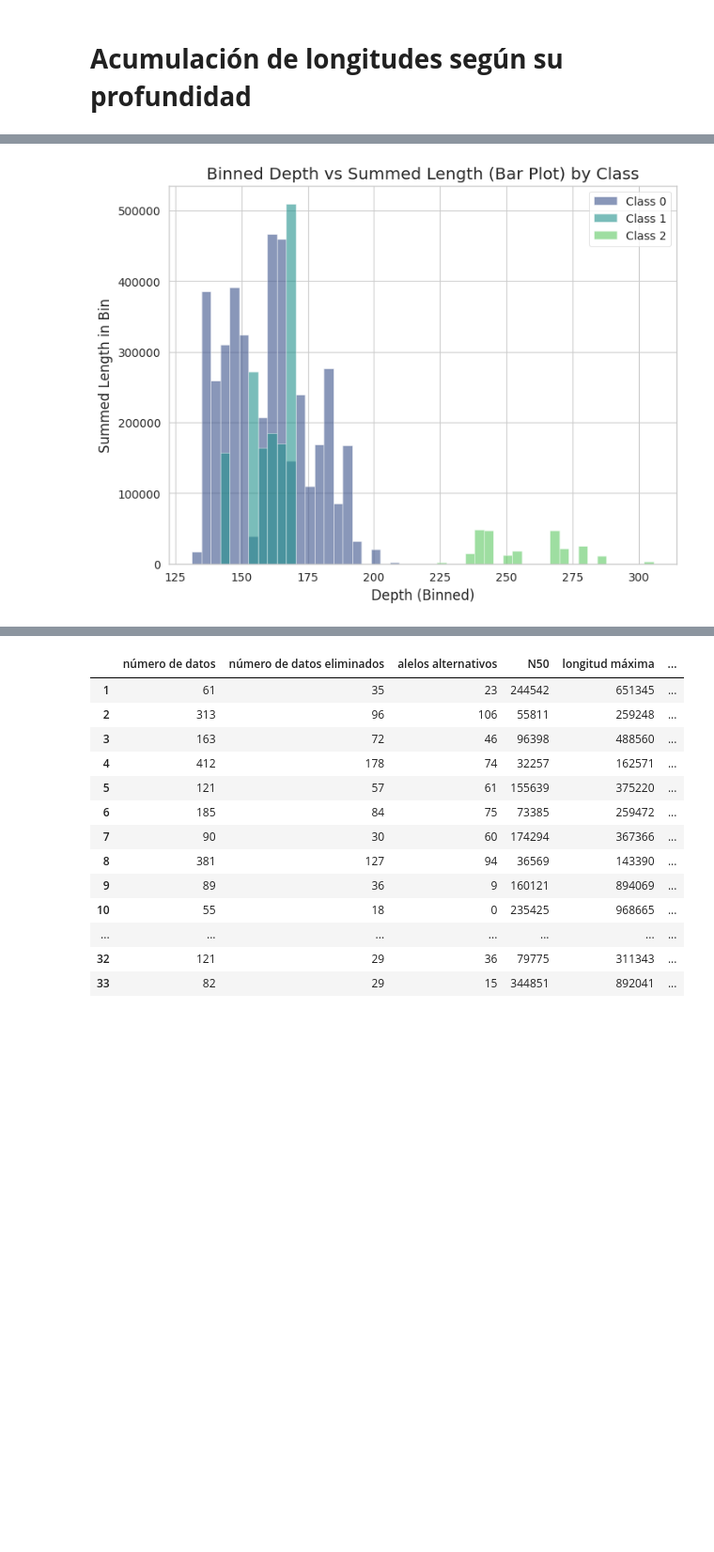
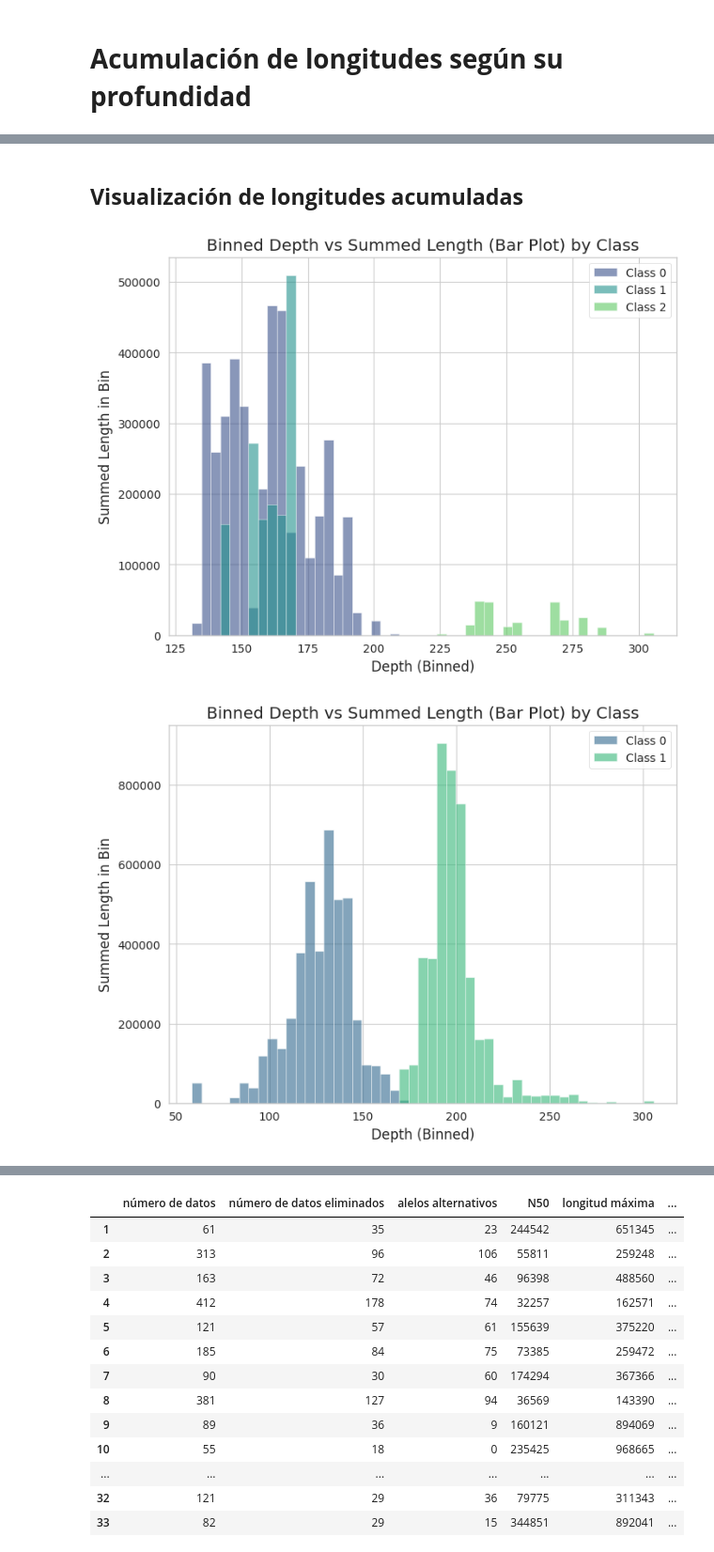
Before and after one commit to metaute73/Proyecto-Gen-mica-2024-2, a Jupyter notebook: Sprint 3 Clasificación/Avances_19_de_Febrero.ipynb, the cells around one changed output, grey strips where cells are left out. Shown: that part at 94% size. Drawn from its saved outputs; the diff is of its cells as text; code cells hidden in the pictures; blank space fills up the shorter version.

```diff
--- a/Sprint 3 Clasificación/Avances_19_de_Febrero.ipynb
+++ b/Sprint 3 Clasificación/Avances_19_de_Febrero.ipynb
@@ -225,7 +185,7 @@ def acumular_longitudes(df, bins):
   df['Depth_bin'] = pd.cut(df['Depth'], bins=depth_bins, labels=bin_centers)
 
   # Calcular el total de Length en cada bin de Depth
-  binned_data = df.groupby(['Depth_bin', 'gaussian'])['Length'].sum().reset_index()
+  binned_data = df.groupby(['Depth_bin', 'gaussian'], observed=False)['Length'].sum().reset_index()
   binned_data['Depth_bin'] = binned_data['Depth_bin'].astype(float)
 
   # Graficar los datos binned como un bar plot con colores según la clase
@@ -264,4 +242,9 @@ print(processing[1])
+# %% [markdown]
+## **Visualización de longitudes acumuladas**
 # %%
+acumular_longitudes(df,50)
+
 acumular_longitudes(df2,50)
 # %% [output]
 [figure]
+[figure, added]
```
Also changed, not shown: parts of 8 cells of this notebook, 1 other file.
